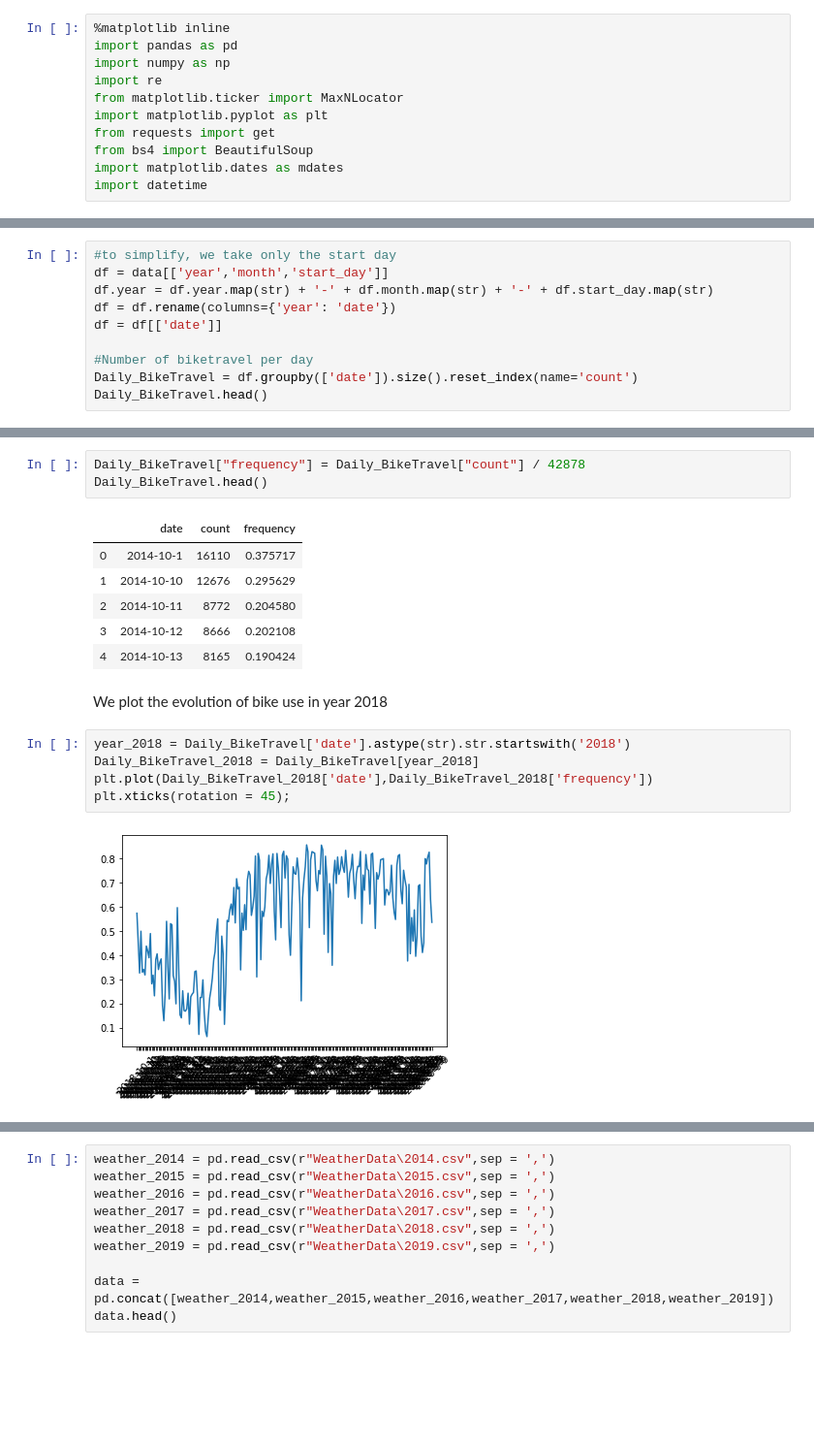
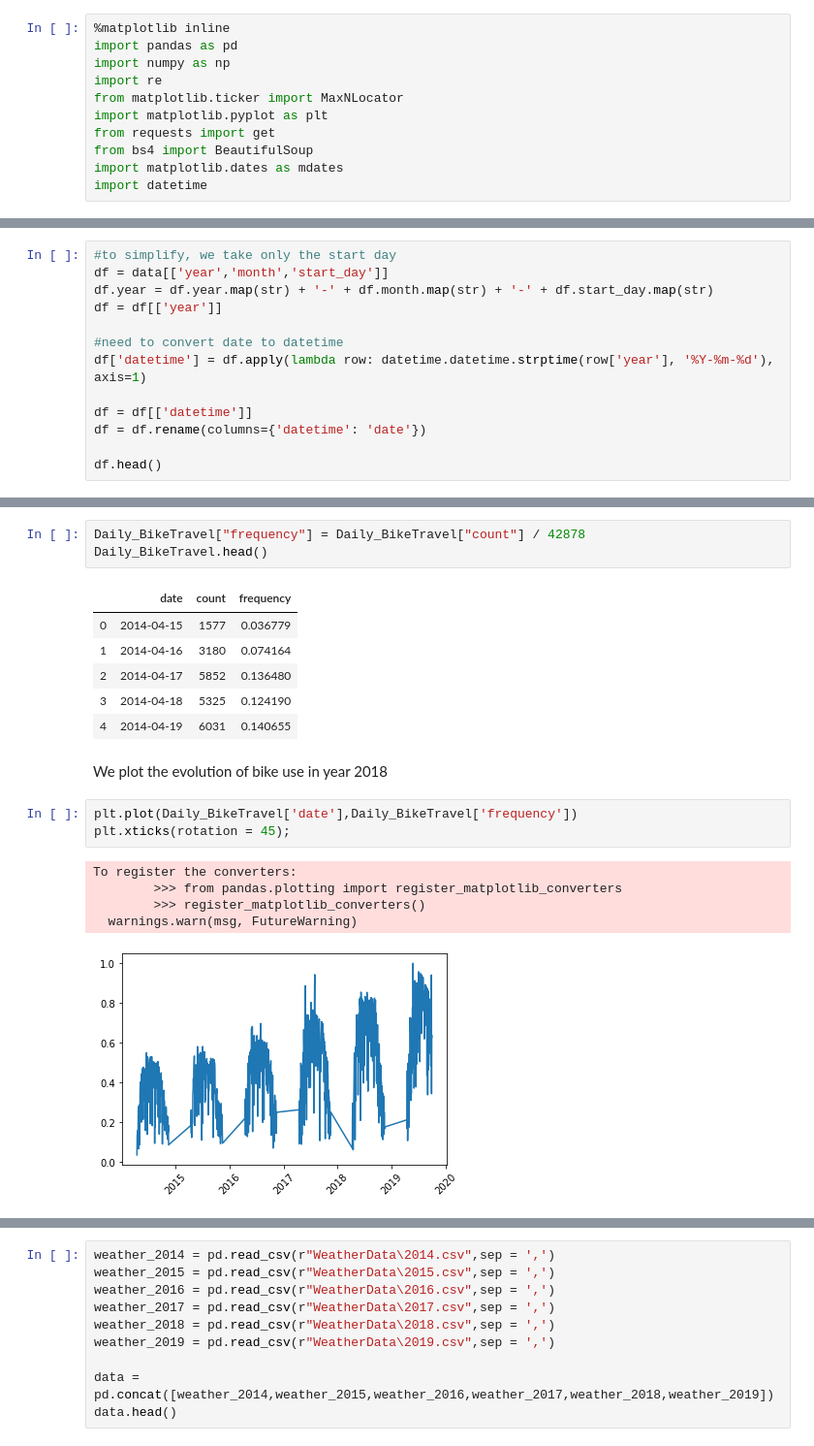
Before and after one commit to daviskia/ada-project-deep-penguin, a Jupyter notebook: Weather.ipynb, the cells around one changed output, grey strips where cells are left out. Shown: that part at 97% size. Saved outputs shown, nothing was run; the diff lists cells and outputs as text; blank space fills up the shorter version.

```diff
--- a/Weather.ipynb
+++ b/Weather.ipynb
@@ -32,12 +32,15 @@ data.head()
 #to simplify, we take only the start day
 df = data[['year','month','start_day']]
 df.year = df.year.map(str) + '-' + df.month.map(str) + '-' + df.start_day.map(str)
-df = df.rename(columns={'year': 'date'})
-df = df[['date']]
+df = df[['year']]
 
-#Number of biketravel per day
-Daily_BikeTravel = df.groupby(['date']).size().reset_index(name='count')
-Daily_BikeTravel.head()
+#need to convert date to datetime
+df['datetime'] = df.apply(lambda row: datetime.datetime.strptime(row['year'], '%Y-%m-%d'), axis=1)
+
+df = df[['datetime']]
+df = df.rename(columns={'datetime': 'date'})
+
+df.head()
 # %% [output]
 A value is trying to be set on a copy of a slice from a DataFrame.
 Try using .loc[row_indexer,col_indexer] = value instead
@@ -62,17 +76,19 @@ Daily_BikeTravel["frequency"] = Daily_BikeTravel["count"] / 42878
 Daily_BikeTravel.head()
 # %% [output]
 |  | date | count | frequency |
-| 0 | 2014-10-1 | 16110 | 0.375717 |
-| 1 | 2014-10-10 | 12676 | 0.295629 |
-| 2 | 2014-10-11 | 8772 | 0.204580 |
-| 3 | 2014-10-12 | 8666 | 0.202108 |
-| 4 | 2014-10-13 | 8165 | 0.190424 |
+| 0 | 2014-04-15 | 1577 | 0.036779 |
+| 1 | 2014-04-16 | 3180 | 0.074164 |
+| 2 | 2014-04-17 | 5852 | 0.136480 |
+| 3 | 2014-04-18 | 5325 | 0.124190 |
+| 4 | 2014-04-19 | 6031 | 0.140655 |
 # %% [markdown]
 We plot the evolution of bike use in year 2018
 # %%
-year_2018 = Daily_BikeTravel['date'].astype(str).str.startswith('2018')
-Daily_BikeTravel_2018 = Daily_BikeTravel[year_2018]
-plt.plot(Daily_BikeTravel_2018['date'],Daily_BikeTravel_2018['frequency'])
+plt.plot(Daily_BikeTravel['date'],Daily_BikeTravel['frequency'])
 plt.xticks(rotation = 45);
 # %% [output]
+To register the converters:
+        >>> from pandas.plotting import register_matplotlib_converters
+        >>> register_matplotlib_converters()
+  warnings.warn(msg, FutureWarning)
-[figure, old version]
+[figure, new version]
```
Also changed, not shown: parts of 37 cells of this notebook.
